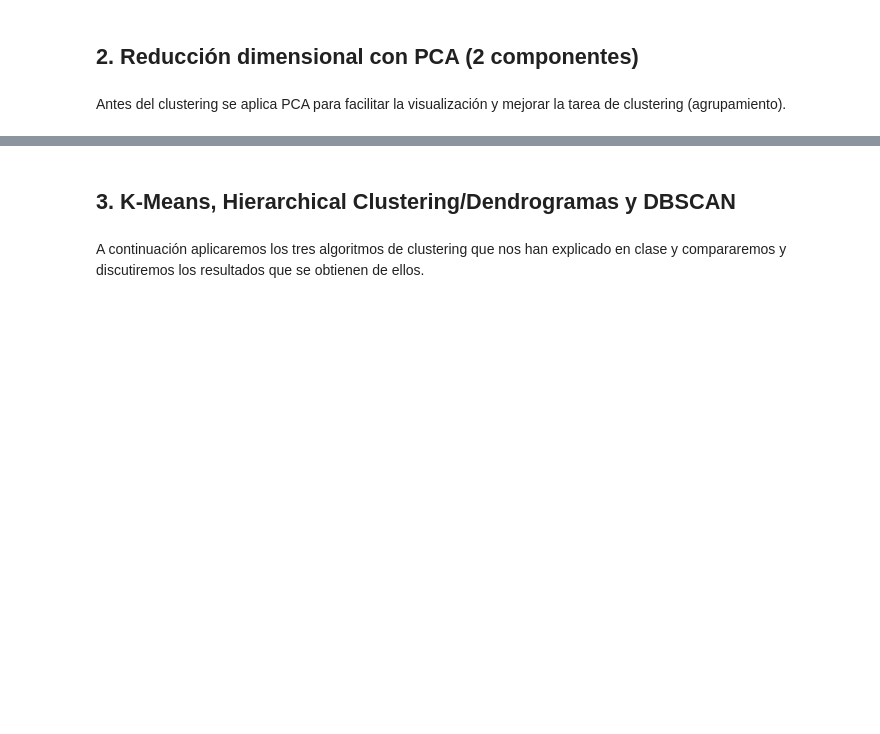
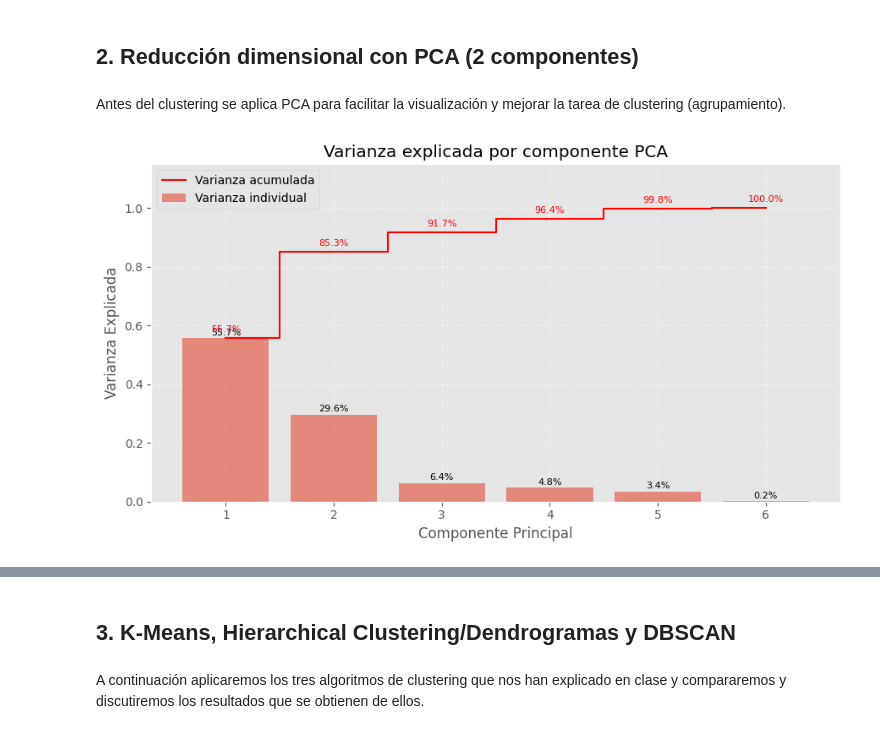
Before and after one commit to 100522155/Aprendizaje-Automatico-pr2, a Jupyter notebook: analisis.ipynb, the cells around one changed output, grey strips where cells are left out. Drawn from its saved outputs; the diff is of its cells as text; code cells hidden in the pictures; blank space fills up the shorter version.

```diff
--- a/analisis.ipynb
+++ b/analisis.ipynb
@@ -176,3 +176,34 @@ Features seleccionadas: ['Temperature', 'L', 'R', 'A_M', 'Color_enc', 'Spectral_
 ## 2. Reducción dimensional con PCA (2 componentes)
 # %% [markdown]
 Antes del clustering se aplica PCA para facilitar la visualización y mejorar la tarea de clustering (agrupamiento).
+# %%
+# Varianza explicada con todos los componentes
+pipeline_full = Pipeline([
+    ('scaler', StandardScaler()),
+    ('pca',    PCA(random_state=SEED))
+])
+pipeline_full.fit(X)
+pca_full = pipeline_full.named_steps['pca']
+
+explained_var   = pca_full.explained_variance_ratio_
+cumulative_var  = np.cumsum(explained_var)
+
+fig, ax = plt.subplots(figsize=(9, 5))
+ax.bar(range(1, len(explained_var)+1), explained_var, alpha=0.6, label='Varianza individual')
+ax.step(range(1, len(cumulative_var)+1), cumulative_var, where='mid',
+        color='red', label='Varianza acumulada')
+
+for i, (ev, cv) in enumerate(zip(explained_var, cumulative_var)):
+    ax.text(i+1, ev+0.01, f'{ev:.1%}', ha='center', fontsize=8)
+    ax.text(i+1, cv+0.02, f'{cv:.1%}', ha='center', fontsize=8, color='red')
+
+ax.set_xlabel('Componente Principal')
+ax.set_ylabel('Varianza Explicada')
+ax.set_title('Varianza explicada por componente PCA')
+ax.legend()
+ax.set_ylim(0, 1.15)
+ax.grid(True, linestyle='--', alpha=0.5)
+plt.tight_layout()
+plt.show()
+# %% [output]
+[figure, added]
```
Also changed, not shown: parts of 2 cells of this notebook.
